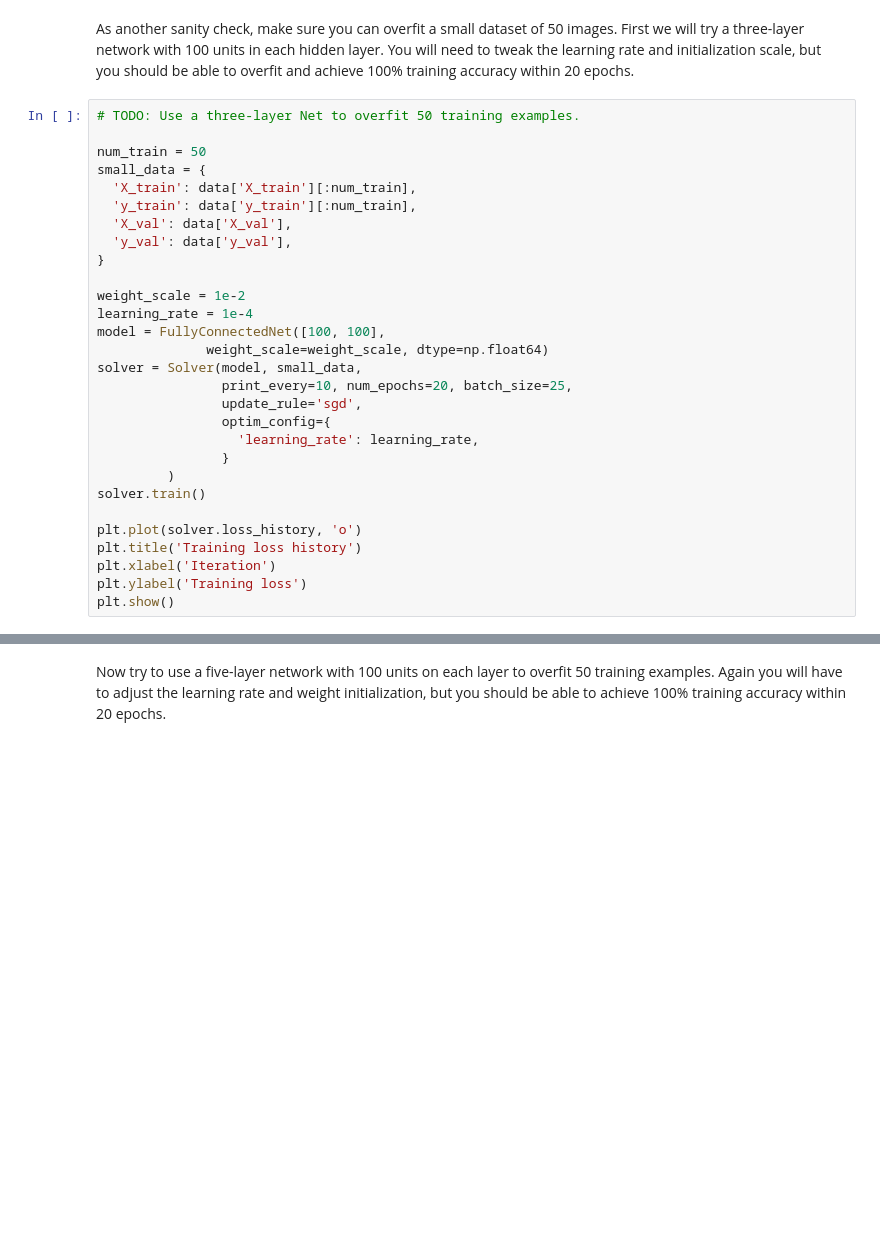
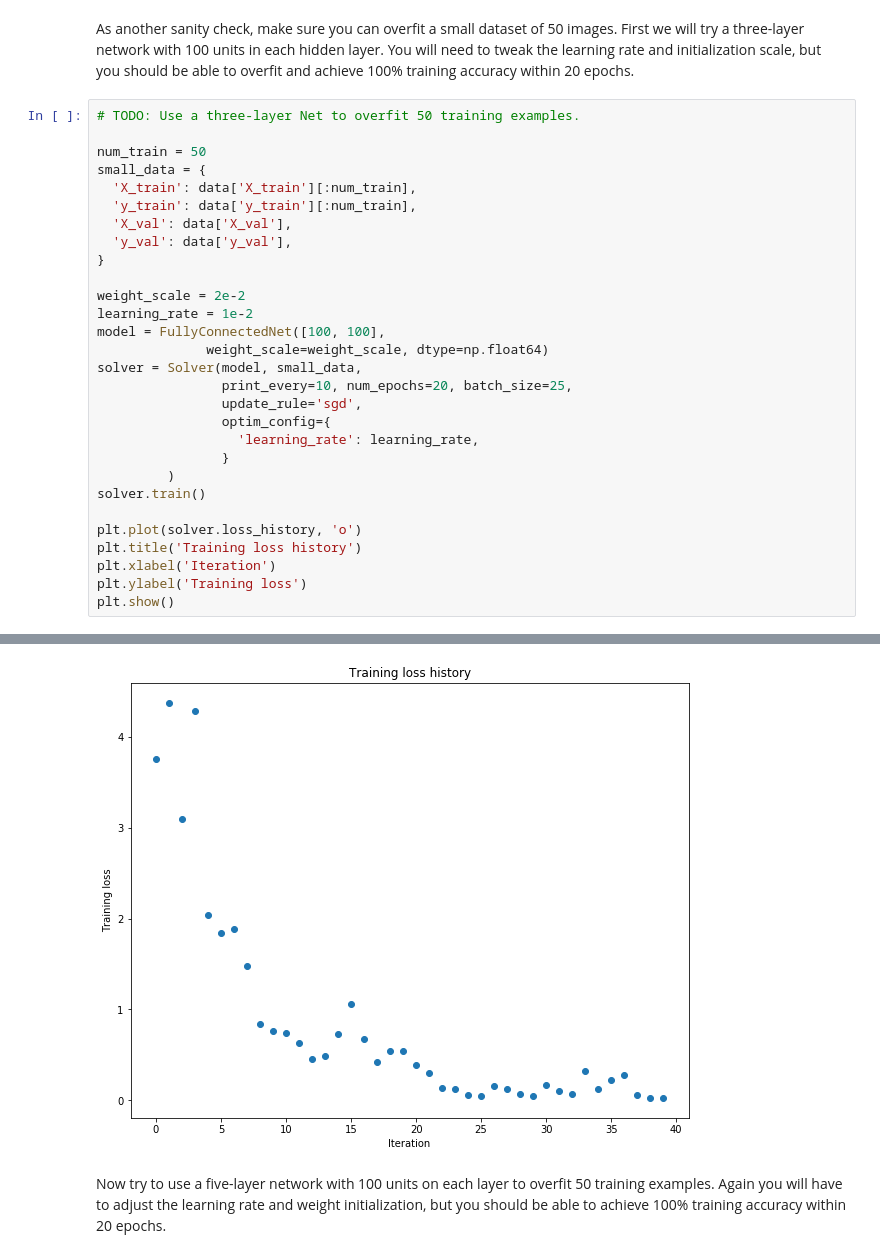
Before and after one commit to prabhavag/cs231n, a Jupyter notebook: assignment2/FullyConnectedNets.ipynb, the cells around one changed output, grey strips where cells are left out. Cells and saved outputs as stored; diff of their text form; blank space fills up the shorter version.

```diff
--- a/assignment2/FullyConnectedNets.ipynb
+++ b/assignment2/FullyConnectedNets.ipynb
@@ -365,8 +432,8 @@ small_data = {
   'y_val': data['y_val'],
 }
 
-weight_scale = 1e-2
-learning_rate = 1e-4
+weight_scale = 2e-2
+learning_rate = 1e-2
 model = FullyConnectedNet([100, 100],
               weight_scale=weight_scale, dtype=np.float64)
 solver = Solver(model, small_data,
@@ -383,3 +450,4 @@ plt.title('Training loss history')
 plt.xlabel('Iteration')
 plt.ylabel('Training loss')
 plt.show()
+# %% [output]
@@ -386,3 +471,4 @@ plt.show()
+[figure, added]
 # %% [markdown]
 Now try to use a five-layer network with 100 units on each layer to overfit 50 training examples. Again you will have to adjust the learning rate and weight initialization, but you should be able to achieve 100% training accuracy within 20 epochs.
 # %%
```
Also changed, not shown: parts of 21 cells of this notebook, 5 other files.
